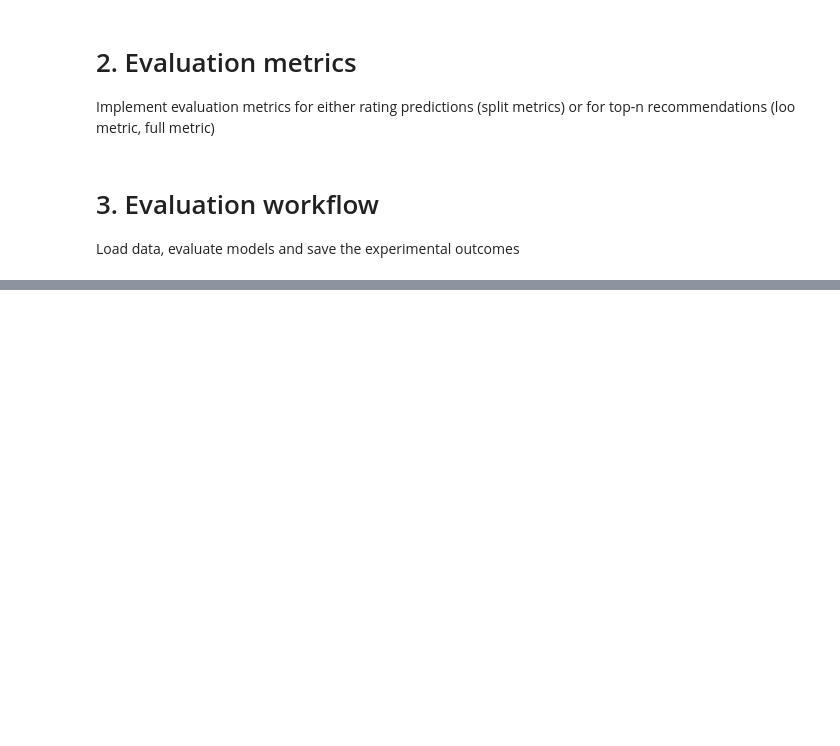
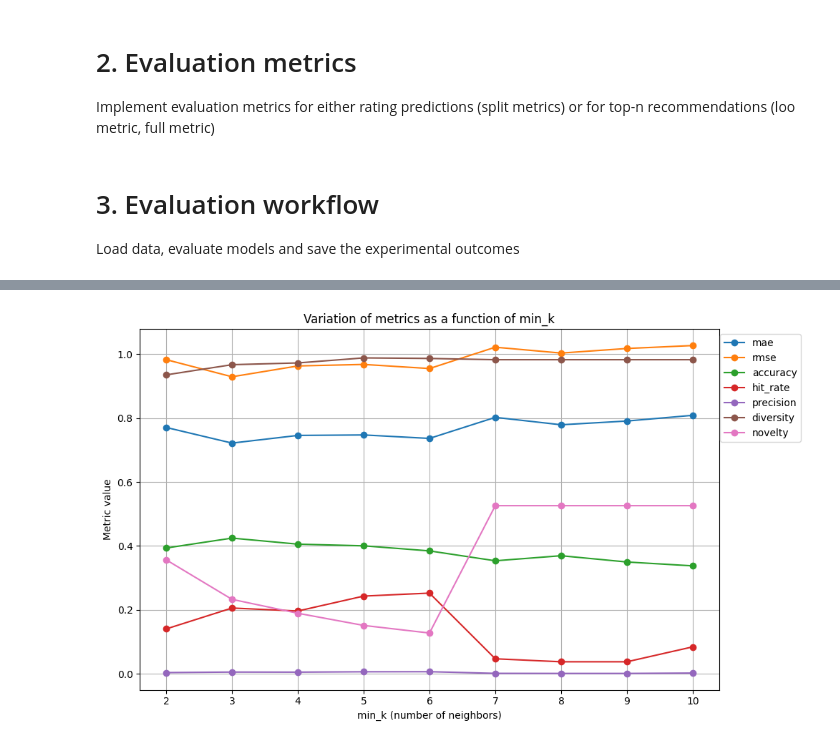
Before and after one commit to OOmsMathis/Recommender-Systeem-, a Jupyter notebook: evaluator.ipynb, the cells around one changed output, grey strips where cells are left out. Saved outputs shown, nothing was run; the diff lists cells and outputs as text; code cells hidden in the pictures; blank space fills up the shorter version.

```diff
--- a/evaluator.ipynb
+++ b/evaluator.ipynb
@@ -580,73 +577,55 @@ def plot_mae_rmse_comparison(evaluation_df=None):
 # %%
 import pandas as pd
 import os
 import re
 from configs import EvalConfig
 
 import matplotlib.pyplot as plt
 
-def plot_k_variation_metrics():
+def plot_min_k_variation_metrics(eval_file=None):
     """
-    Compare la variation des métriques en fonction du paramètre k pour les modèles User_based_pearson_baseline.
-    Associe la première ligne du fichier d'évaluation au plus petit k du premier modèle User_based_pearson_baseline dans EvalConfig.
-    Trace une ligne par métrique, chaque point correspondant à une valeur de k.
-    Si possible, utilise la variable globale evaluation_report, sinon charge le dernier fichier d'évaluation.
+    Compare la variation des métriques en fonction du paramètre min_k pour tous les modèles dont le nom contient une valeur min_k.
+    Cherche à extraire la valeur de min_k depuis le nom du modèle (ex: 'user-based-hm_3' -> min_k=3).
+    Trace une ligne par métrique, chaque point correspondant à une valeur de min_k.
+    Si eval_file est fourni, charge le DataFrame depuis ce fichier CSV dans le dossier evaluations.
+    Sinon, utilise la variable globale evaluation_report.
     """
-    # Utiliser le DataFrame global si disponible
-    df = None
-    if 'evaluation_report' in globals():
+    # Charger le DataFrame depuis le fichier si fourni, sinon utiliser la variable globale
+    if eval_file is not None:
+        eval_path = os.path.join(C.EVALUATION_PATH, eval_file)
+        df = pd.read_csv(eval_path)
+        if 'name' in df.columns:
+            df = df.set_index('name')
+    else:
         df = evaluation_report.copy()
-    else:
-        # Déterminer le dossier d'évaluations
-        evaluations_dir = C.EVALUATION_PATH
-        eval_files = [f for f in os.listdir(evaluations_dir) if f.endswith('.csv')]
-        if not eval_files:
-            print("Aucun fichier d'évaluation trouvé.")
-            return
-        eval_files = sorted(eval_files, key=lambda f: os.path.getmtime(os.path.join(evaluations_dir, f)), reverse=True)
-        latest_eval_file = os.path.join(evaluations_dir, eval_files[0])
-        df = pd.read_csv(latest_eval_file, index_col=0)
 
-    # Extraire la valeur de k depuis le nom du modèle OU depuis le paramètre "k" dans EvalConfig si disponible
-    def extract_k(model_name):
-        for name, model, args in EvalConfig.models:
-            if name == model_name and "k" in args:
-                return args["k"]
+    # Fonction pour extraire min_k depuis le nom du modèle (cherche un nombre à la fin du nom)
+    def extract_min_k(model_name):
+        match = re.search(r'(\d+)$', model_name)
+        if match:
+            return int(match.group(1))
         return None
 
-    # Ajouter une colonne "k" en extrayant la valeur de k pour chaque modèle (ligne)
-    df["k"] = df.index.map(extract_k)
-    df = df.sort_values("k")
+    # Ajouter une colonne "min_k" en extrayant la valeur pour chaque modèle (ligne)
+    df["min_k"] = df.index.map(extract_min_k)
+    # Garder uniquement les modèles pour lesquels min_k a été trouvé
+    df = df[df["min_k"].notnull()]
+    df = df.sort_values("min_k")
 
-    # Correction : associer la première ligne au plus petit k du premier modèle dans EvalConfig
-    try:
-        k_list = []
-        for name, model, args in EvalConfig.models:
-            if name.startswith("User_based_pearson_baseline_"):
-                k_val = extract_k(name)
-                if k_val is not None:
-                    k_list.append(k_val)
-        if k_list:
-            min_k = min(k_list)
-            df = df.set_index("k").sort_index()
-            if min_k in df.index:
-                df = df.loc[[min_k] + [k for k in df.index if k != min_k]]
-            df = df.reset_index()
-    except Exception:
-        df = df.reset_index()
-
-    # Tracer chaque métrique en fonction de k
-    metrics = [col for col in df.columns if col not in ("k", "index")]
+    # Tracer chaque métrique en fonction de min_k
+    metrics = [col for col in df.columns if col not in ("min_k", "index")]
     plt.figure(figsize=(10, 6))
     for metric in metrics:
-        plt.plot(df["k"], df[metric], marker='o', label=metric)
-    plt.xlabel("k (number of neighbors)")
+        plt.plot(df["min_k"], df[metric], marker='o', label=metric)
+    plt.xlabel("min_k (number of neighbors)")
     plt.ylabel("Metric value")
-    plt.title("Variation of metrics as a function of k")
+    plt.title("Variation of metrics as a function of min_k")
     plt.legend(loc='upper right', bbox_to_anchor=(1.15, 1))
     plt.grid(True)
     plt.tight_layout()
     plt.show()
 
 # Exemple d'utilisation :
-#plot_k_variation_metrics()
+plot_min_k_variation_metrics("evaluation_report_2025_05_28_10.csv")
+# %% [output]
+[figure, added]
```
Also changed, not shown: parts of 2 cells of this notebook, 4 other files.
